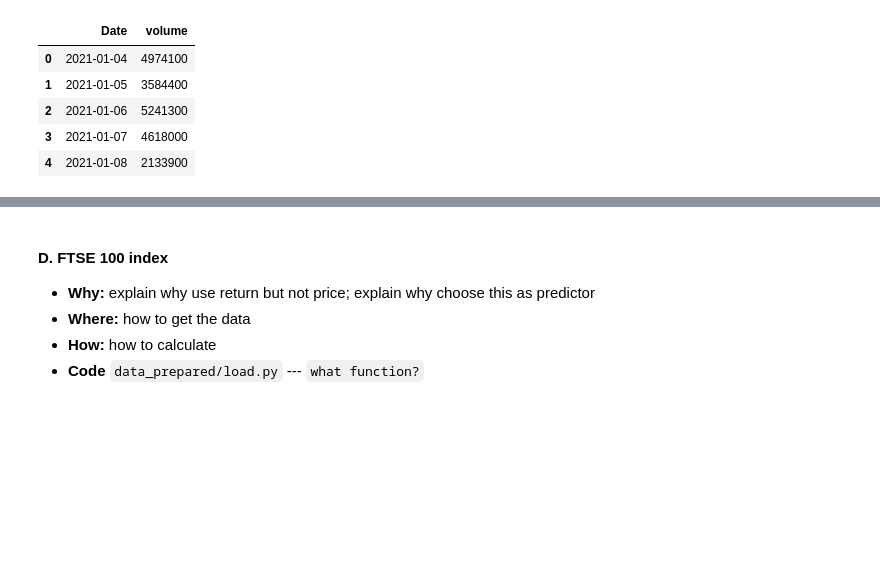
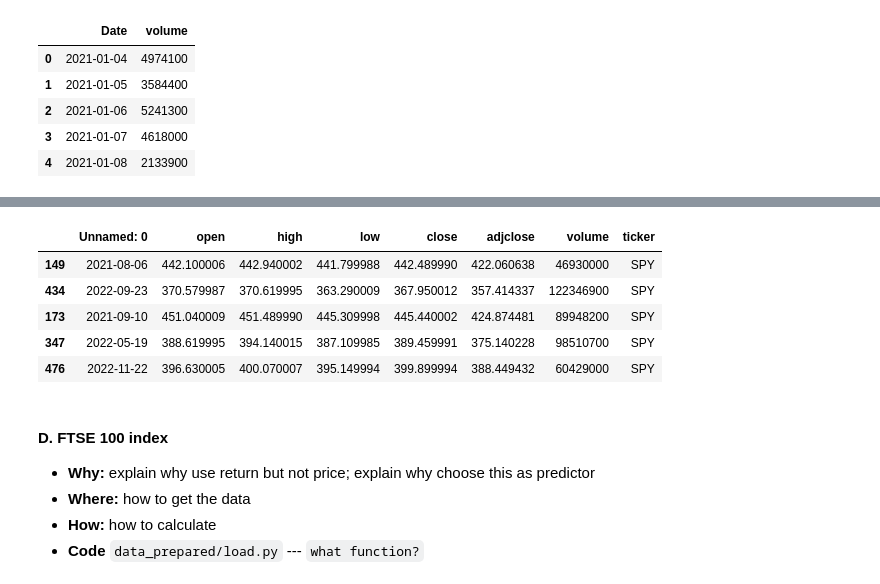
Before and after one commit to CynthiaShiyue/IDS789-Financial-Model-Project, a Jupyter notebook: final_report.ipynb, the cells around one changed output, grey strips where cells are left out. Saved outputs shown, nothing was run; the diff lists cells and outputs as text; code cells hidden in the pictures; blank space fills up the shorter version.

```diff
--- a/final_report.ipynb
+++ b/final_report.ipynb
@@ -68,3 +67,17 @@ UBS_trading_volume_df.head(5)
+# %%
+import pandas as pd
+
+SPY = pd.read_csv(
+    r"C:\Users\DELL\OneDrive\Desktop\IDS789-Financial-Model-Project\data\SPY.csv"
+)
+SPY.sample(5)
+# %% [output]
+|  | Unnamed: 0 | open | high | low | close | adjclose | volume | ticker |
+| 149 | 2021-08-06 | 442.100006 | 442.940002 | 441.799988 | 442.489990 | 422.060638 | 46930000 | SPY |
+| 434 | 2022-09-23 | 370.579987 | 370.619995 | 363.290009 | 367.950012 | 357.414337 | 122346900 | SPY |
+| 173 | 2021-09-10 | 451.040009 | 451.489990 | 445.309998 | 445.440002 | 424.874481 | 89948200 | SPY |
+| 347 | 2022-05-19 | 388.619995 | 394.140015 | 387.109985 | 389.459991 | 375.140228 | 98510700 | SPY |
+| 476 | 2022-11-22 | 396.630005 | 400.070007 | 395.149994 | 399.899994 | 388.449432 | 60429000 | SPY |
 # %% [markdown]
 #### D. FTSE 100 index
 * **Why:**  explain why use return but not price; explain why choose this as predictor
```
Also changed, not shown: parts of 2 cells of this notebook.
